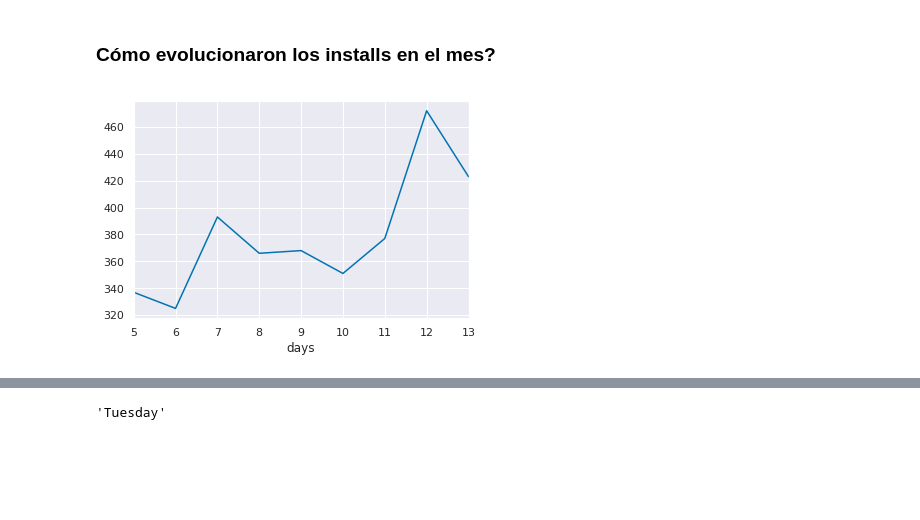
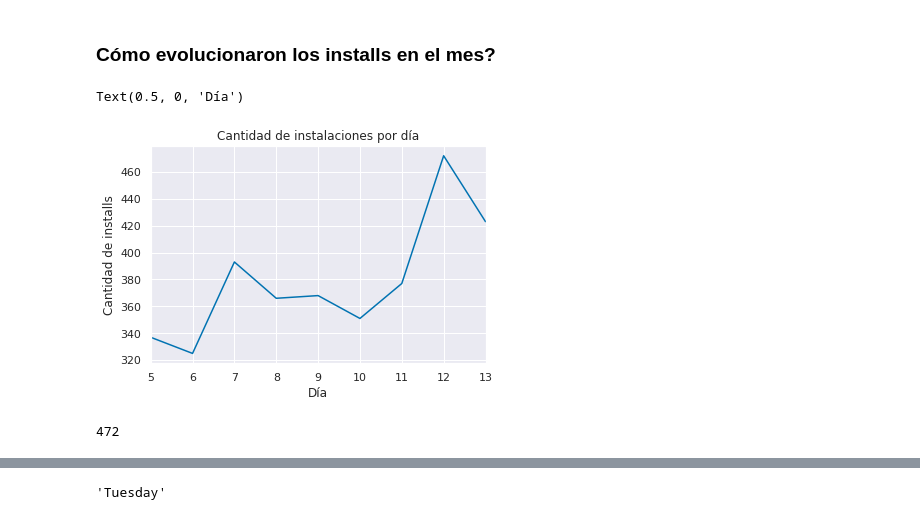
Before and after one commit to mateoicalvo/7506, a Jupyter notebook: tp1/analisis/installs/AnalisisInstalls.ipynb, the cells around one changed output, grey strips where cells are left out. Drawn from its saved outputs; the diff is of its cells as text; code cells hidden in the pictures; blank space fills up the shorter version.

```diff
--- a/tp1/analisis/installs/AnalisisInstalls.ipynb
+++ b/tp1/analisis/installs/AnalisisInstalls.ipynb
@@ -17,6 +17,8 @@ columnas_cargar = [ "created","application_id", "ref_type", "attributed", "impli
                    "device_brand", "event_uuid", "kind", "wifi", 'ref_hash']
 
 installs = pd.read_csv("../../../data/installs.csv", usecols=columnas_cargar, parse_dates=["created"])
+
+installs.ref_type = installs.ref_type.astype('category')
 
 columnas_cargar = ['event_uuid', 'attributed', 'kind']
 
@@ -62,10 +68,18 @@ installs[installs["attributed"]].ref_hash.count()
 # %%
 # add a column hours and days
 installs["hours"] = installs['created'].dt.hour
 installs["days"] = installs['created'].dt.day
 
 installs_por_dia = installs.groupby(installs['days']).ref_hash.agg("count").rename(columns ={"ref_hash":"Cantidad de Installs"})
 
-grafico = installs_por_dia.plot(kind="line")
+installs_por_dia.plot(kind="line")
+plt.title("Cantidad de instalaciones por día")
+plt.ylabel("Cantidad de installs")
+plt.xlabel("Día")
 # %% [output]
+Text(0.5, 0, 'Día')
-[figure, old version]
+[figure, new version]
+# %%
+installs_por_dia.max()
+# %% [output]
+472
```
Also changed, not shown: parts of 21 cells of this notebook.
